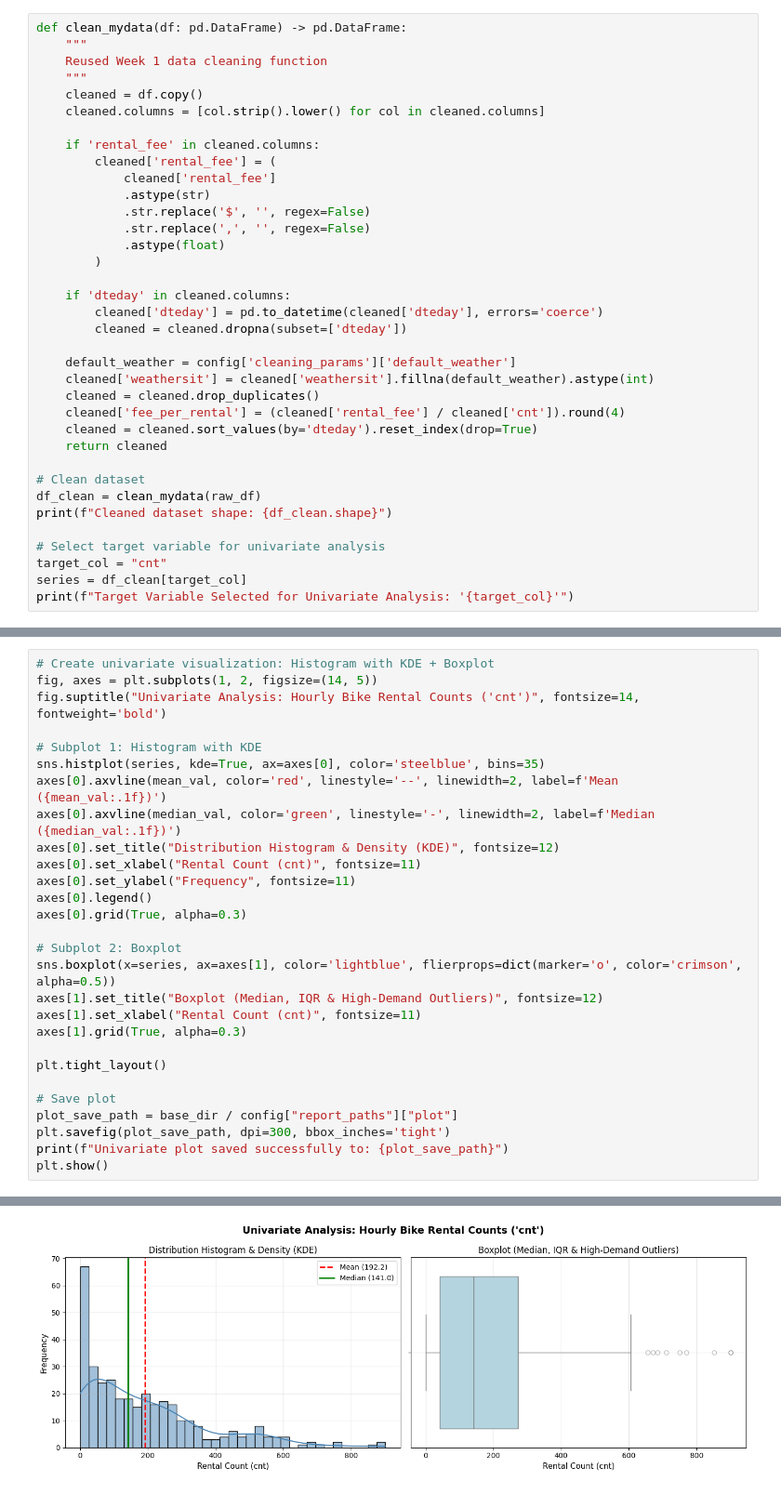
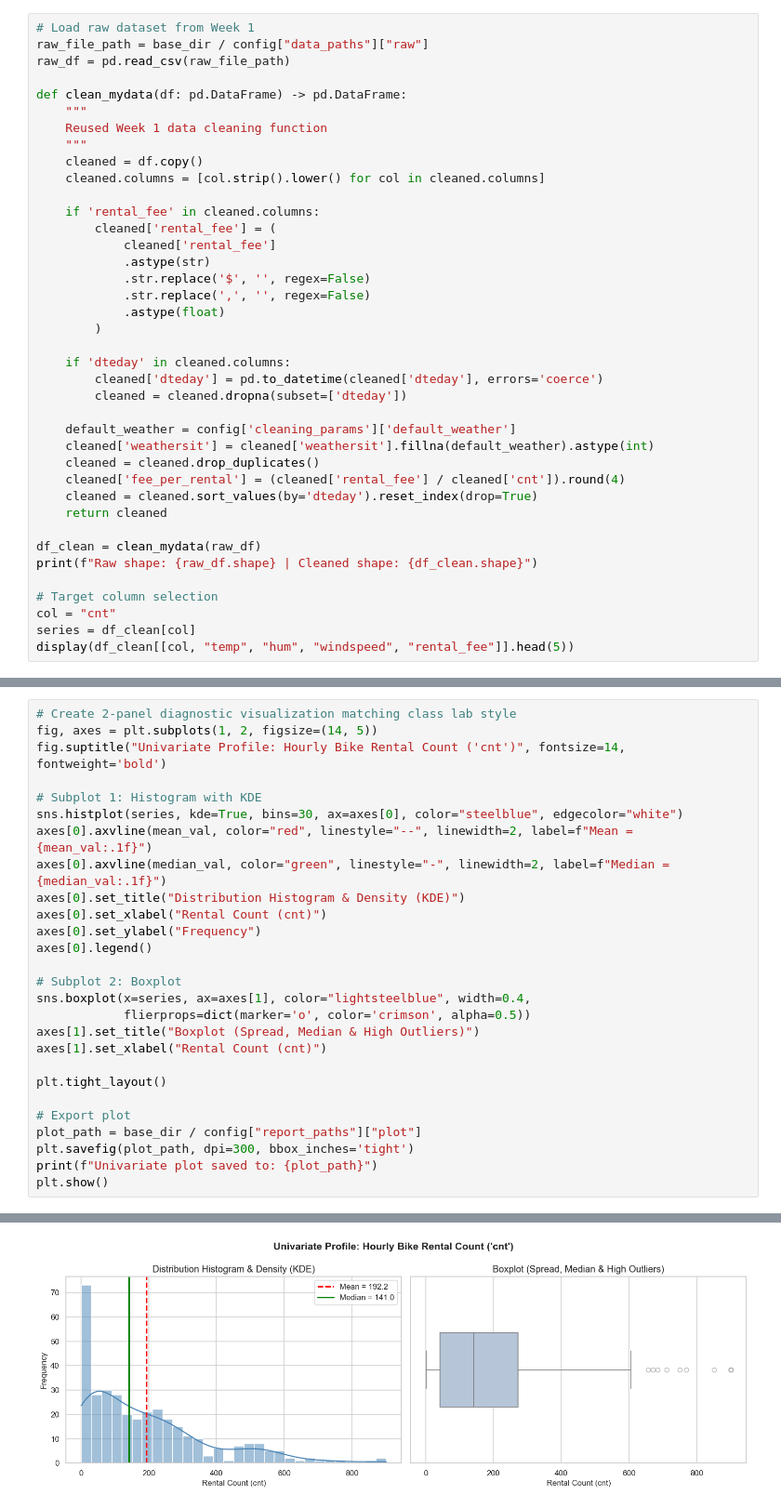
Before and after one commit to chaninjung/week2-univariate-data-analysis, a Jupyter notebook: Week2_UnivariateAnalysis_ChaninJung.ipynb, the cells around one changed output, grey strips where cells are left out. Shown at 93% size. Drawn from its saved outputs; the diff is of its cells as text.

Commit message:
Refine Week 2 notebook to perfectly match class lab style

```diff
--- a/Week2_UnivariateAnalysis_ChaninJung.ipynb
+++ b/Week2_UnivariateAnalysis_ChaninJung.ipynb
@@ -48,4 +55,8 @@ Raw dataset loaded successfully from: data\raw\uci_bike_sharing_raw.csv (Shape:
 # %%
+# Load raw dataset from Week 1
+raw_file_path = base_dir / config["data_paths"]["raw"]
+raw_df = pd.read_csv(raw_file_path)
+
 def clean_mydata(df: pd.DataFrame) -> pd.DataFrame:
     """
     Reused Week 1 data cleaning function
@@ -73,12 +84,11 @@ def clean_mydata(df: pd.DataFrame) -> pd.DataFrame:
     cleaned = cleaned.sort_values(by='dteday').reset_index(drop=True)
     return cleaned
 
-# Clean dataset
 df_clean = clean_mydata(raw_df)
-print(f"Cleaned dataset shape: {df_clean.shape}")
+print(f"Raw shape: {raw_df.shape} | Cleaned shape: {df_clean.shape}")
 
-# Select target variable for univariate analysis
-target_col = "cnt"
-series = df_clean[target_col]
-print(f"Target Variable Selected for Univariate Analysis: '{target_col}'")
+# Target column selection
+col = "cnt"
+series = df_clean[col]
+display(df_clean[[col, "temp", "hum", "windspeed", "rental_fee"]].head(5))
 # %% [output]
@@ -144,29 +187,28 @@ Skewness           : 1.28
 # %%
-# Create univariate visualization: Histogram with KDE + Boxplot
+# Create 2-panel diagnostic visualization matching class lab style
 fig, axes = plt.subplots(1, 2, figsize=(14, 5))
-fig.suptitle("Univariate Analysis: Hourly Bike Rental Counts ('cnt')", fontsize=14, fontweight='bold')
+fig.suptitle("Univariate Profile: Hourly Bike Rental Count ('cnt')", fontsize=14, fontweight='bold')
 
 # Subplot 1: Histogram with KDE
-sns.histplot(series, kde=True, ax=axes[0], color='steelblue', bins=35)
-axes[0].axvline(mean_val, color='red', linestyle='--', linewidth=2, label=f'Mean ({mean_val:.1f})')
-axes[0].axvline(median_val, color='green', linestyle='-', linewidth=2, label=f'Median ({median_val:.1f})')
-axes[0].set_title("Distribution Histogram & Density (KDE)", fontsize=12)
-axes[0].set_xlabel("Rental Count (cnt)", fontsize=11)
-axes[0].set_ylabel("Frequency", fontsize=11)
+sns.histplot(series, kde=True, bins=30, ax=axes[0], color="steelblue", edgecolor="white")
+axes[0].axvline(mean_val, color="red", linestyle="--", linewidth=2, label=f"Mean = {mean_val:.1f}")
+axes[0].axvline(median_val, color="green", linestyle="-", linewidth=2, label=f"Median = {median_val:.1f}")
+axes[0].set_title("Distribution Histogram & Density (KDE)")
+axes[0].set_xlabel("Rental Count (cnt)")
+axes[0].set_ylabel("Frequency")
 axes[0].legend()
-axes[0].grid(True, alpha=0.3)
 
 # Subplot 2: Boxplot
-sns.boxplot(x=series, ax=axes[1], color='lightblue', flierprops=dict(marker='o', color='crimson', alpha=0.5))
-axes[1].set_title("Boxplot (Median, IQR & High-Demand Outliers)", fontsize=12)
-axes[1].set_xlabel("Rental Count (cnt)", fontsize=11)
-axes[1].grid(True, alpha=0.3)
+sns.boxplot(x=series, ax=axes[1], color="lightsteelblue", width=0.4,
+            flierprops=dict(marker='o', color='crimson', alpha=0.5))
+axes[1].set_title("Boxplot (Spread, Median & High Outliers)")
+axes[1].set_xlabel("Rental Count (cnt)")
 
 plt.tight_layout()
 
-# Save plot
-plot_save_path = base_dir / config["report_paths"]["plot"]
-plt.savefig(plot_save_path, dpi=300, bbox_inches='tight')
-print(f"Univariate plot saved successfully to: {plot_save_path}")
+# Export plot
+plot_path = base_dir / config["report_paths"]["plot"]
+plt.savefig(plot_path, dpi=300, bbox_inches='tight')
+print(f"Univariate plot saved to: {plot_path}")
 plt.show()
 # %% [output]
@@ -174 +216 @@ Univariate plot saved successfully to: reports\univariate_cnt_plot.png
-[figure, old version]
+[figure, new version]
```
Also changed, not shown: parts of 15 cells of this notebook, 1 other file.
